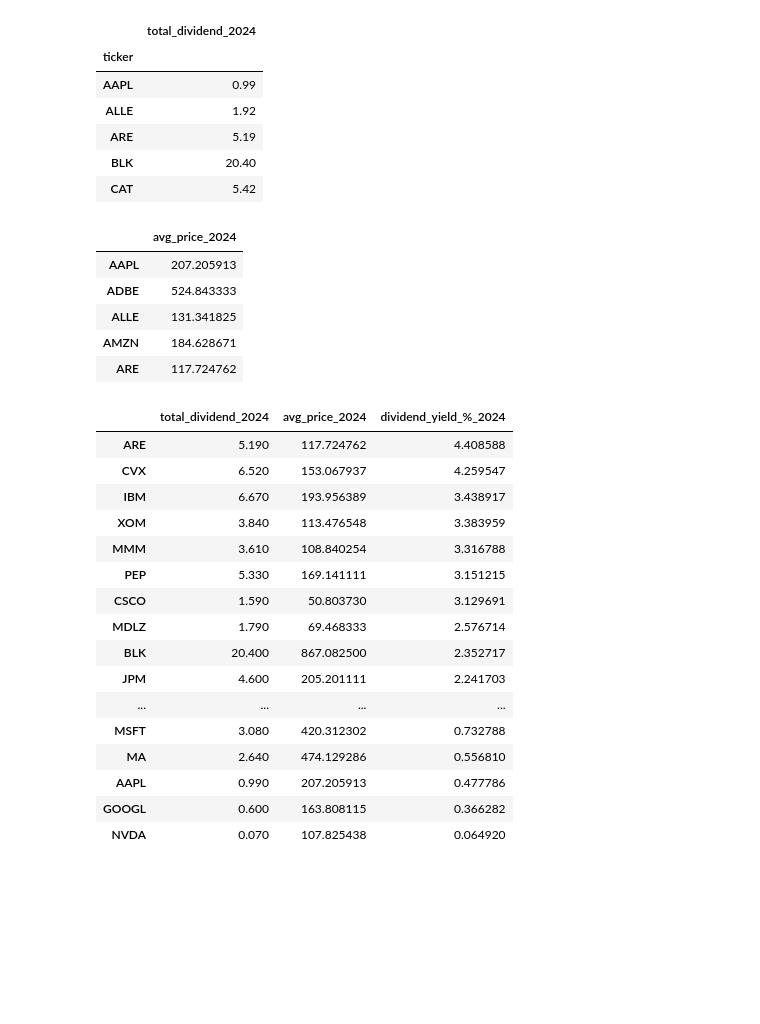
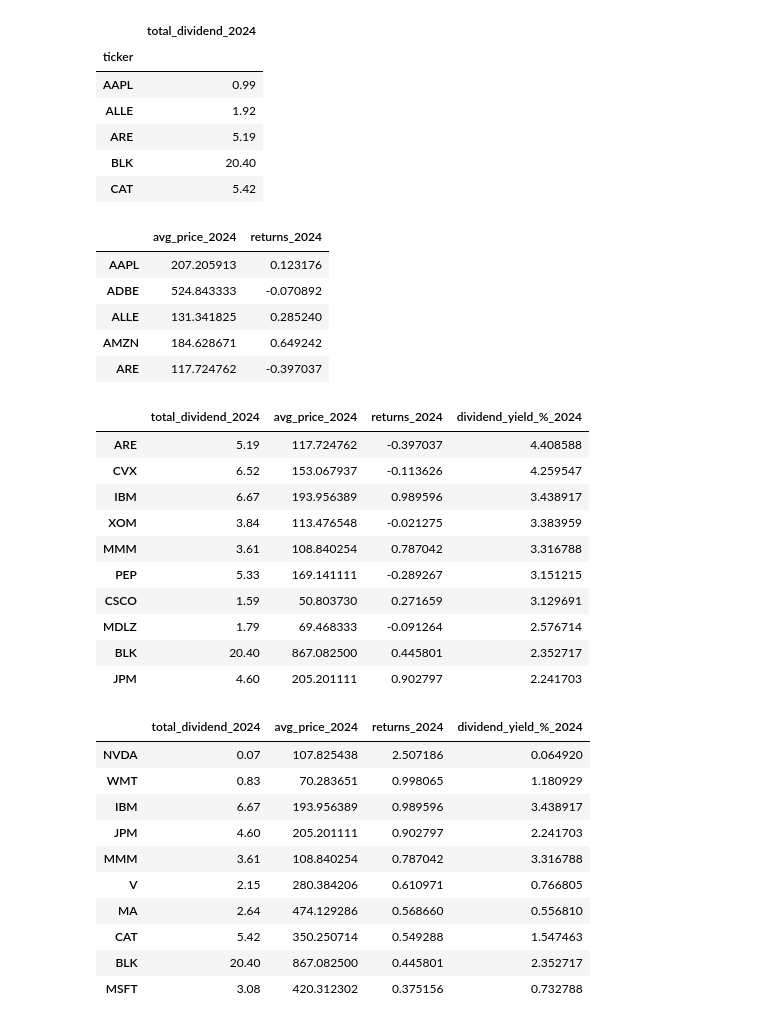
Before and after one commit to jtorsvik/project-anthill, a Jupyter notebook: notebook/stock_analysis.ipynb, the cells around one changed output. Drawn from its saved outputs; the diff is of its cells as text; code cells hidden in the pictures; blank space fills up the shorter version.

Commit message:
feat: analysis on dividend yields

```diff
--- a/notebook/stock_analysis.ipynb
+++ b/notebook/stock_analysis.ipynb
@@ -175,39 +175,48 @@ for ticker in os.listdir(source_daily_path):
     ticker_df = pd.read_parquet(source_daily_path + ticker + "/")
     avg_price_2024 = ticker_df[(ticker_df.index >= '2024-01-01') & (ticker_df.index < '2025-01-01')]['close'].mean()
     avg_price_df.loc[ticker.upper(), 'avg_price_2024'] = avg_price_2024
+    avg_price_df.loc[ticker.upper(), 'returns_2024'] = (ticker_df['close'].iloc[-1] / ticker_df['close'].iloc[0]) - 1
 
 avg_price_df.sort_index(inplace=True)
 avg_price_df.head()
 # %% [output]
-|  | avg_price_2024 |
-| AAPL | 207.205913 |
-| ADBE | 524.843333 |
-| ALLE | 131.341825 |
-| AMZN | 184.628671 |
-| ARE | 117.724762 |
+|  | avg_price_2024 | returns_2024 |
+| AAPL | 207.205913 | 0.123176 |
+| ADBE | 524.843333 | -0.070892 |
+| ALLE | 131.341825 | 0.285240 |
+| AMZN | 184.628671 | 0.649242 |
+| ARE | 117.724762 | -0.397037 |
 # %%
 # join the dfs on the index
 div_yield = sum_divs.join(avg_price_df, how='inner')
 
 # Calculate the dividend yield for each ticker
 div_yield['dividend_yield_%_2024'] = (div_yield['total_dividend_2024'] / div_yield['avg_price_2024']) * 100
 
-div_yield.sort_values(by='dividend_yield_%_2024', ascending=False)
+div_yield.sort_values(by='dividend_yield_%_2024', ascending=False).head(10)
 # %% [output]
-|  | total_dividend_2024 | avg_price_2024 | dividend_yield_%_2024 |
-| ARE | 5.190 | 117.724762 | 4.408588 |
-| CVX | 6.520 | 153.067937 | 4.259547 |
-| IBM | 6.670 | 193.956389 | 3.438917 |
-| XOM | 3.840 | 113.476548 | 3.383959 |
-| MMM | 3.610 | 108.840254 | 3.316788 |
-| PEP | 5.330 | 169.141111 | 3.151215 |
-| CSCO | 1.590 | 50.803730 | 3.129691 |
-| MDLZ | 1.790 | 69.468333 | 2.576714 |
-| BLK | 20.400 | 867.082500 | 2.352717 |
-| JPM | 4.600 | 205.201111 | 2.241703 |
-| ... | ... | ... | ... |
-| MSFT | 3.080 | 420.312302 | 0.732788 |
-| MA | 2.640 | 474.129286 | 0.556810 |
-| AAPL | 0.990 | 207.205913 | 0.477786 |
-| GOOGL | 0.600 | 163.808115 | 0.366282 |
-| NVDA | 0.070 | 107.825438 | 0.064920 |
+|  | total_dividend_2024 | avg_price_2024 | returns_2024 | dividend_yield_%_2024 |
+| ARE | 5.19 | 117.724762 | -0.397037 | 4.408588 |
+| CVX | 6.52 | 153.067937 | -0.113626 | 4.259547 |
+| IBM | 6.67 | 193.956389 | 0.989596 | 3.438917 |
+| XOM | 3.84 | 113.476548 | -0.021275 | 3.383959 |
+| MMM | 3.61 | 108.840254 | 0.787042 | 3.316788 |
+| PEP | 5.33 | 169.141111 | -0.289267 | 3.151215 |
+| CSCO | 1.59 | 50.803730 | 0.271659 | 3.129691 |
+| MDLZ | 1.79 | 69.468333 | -0.091264 | 2.576714 |
+| BLK | 20.40 | 867.082500 | 0.445801 | 2.352717 |
+| JPM | 4.60 | 205.201111 | 0.902797 | 2.241703 |
+# %%
+div_yield.sort_values(by='returns_2024', ascending=False).head(10)
+# %% [output]
+|  | total_dividend_2024 | avg_price_2024 | returns_2024 | dividend_yield_%_2024 |
+| NVDA | 0.07 | 107.825438 | 2.507186 | 0.064920 |
+| WMT | 0.83 | 70.283651 | 0.998065 | 1.180929 |
+| IBM | 6.67 | 193.956389 | 0.989596 | 3.438917 |
+| JPM | 4.60 | 205.201111 | 0.902797 | 2.241703 |
+| MMM | 3.61 | 108.840254 | 0.787042 | 3.316788 |
+| V | 2.15 | 280.384206 | 0.610971 | 0.766805 |
+| MA | 2.64 | 474.129286 | 0.568660 | 0.556810 |
+| CAT | 5.42 | 350.250714 | 0.549288 | 1.547463 |
+| BLK | 20.40 | 867.082500 | 0.445801 | 2.352717 |
+| MSFT | 3.08 | 420.312302 | 0.375156 | 0.732788 |
```
